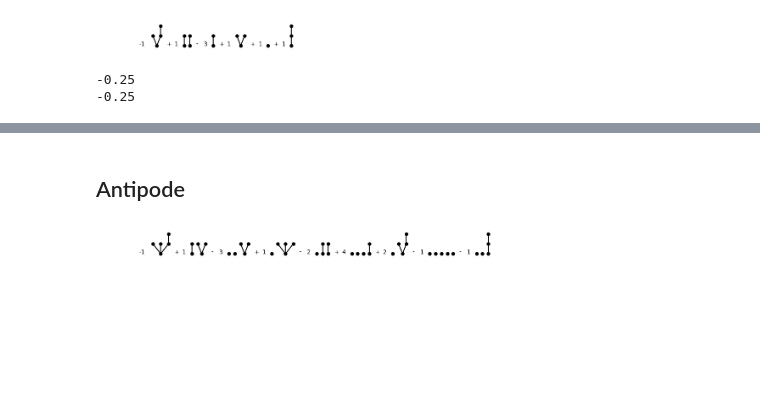
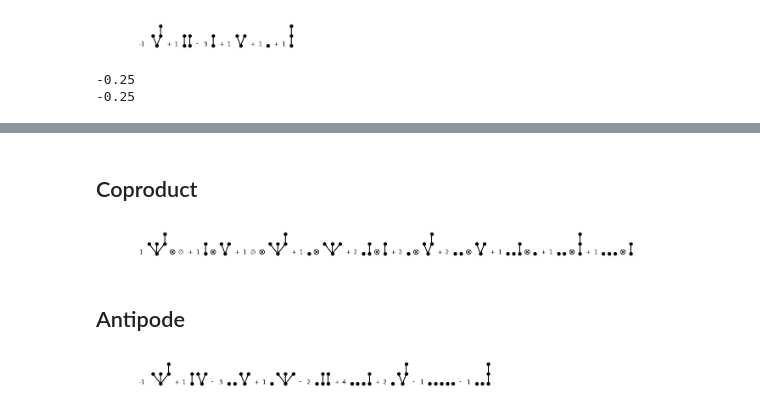
Before and after one commit to daniil-shmelev/kauri, a Jupyter notebook: examples/example.ipynb, the cells around one changed output, grey strips where cells are left out. Drawn from its saved outputs; the diff is of its cells as text; code cells hidden in the pictures; blank space fills up the shorter version.

Commit message:
Tensor product display

```diff
--- a/examples/example.ipynb
+++ b/examples/example.ipynb
@@ -77,3 +111,11 @@ print(explicit_midpoint.elementary_weights(s.singleton_reduced())) #If the RK sc
+# %% [markdown]
+## Coproduct
+# %%
+t1 = kr.Tree([[],[],[[]]])
+cp = bck.coproduct(t1)
+kr.display(cp)
+# %% [output]
+[figure, added]
 # %% [markdown]
 ## Antipode
 # %%
```
Also changed, not shown: parts of 45 cells of this notebook, 2 other files.
